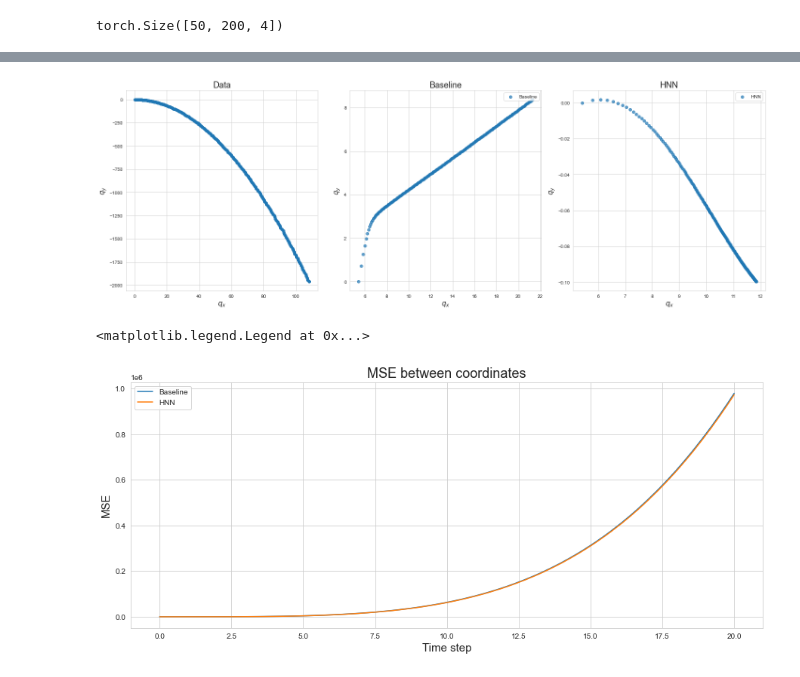
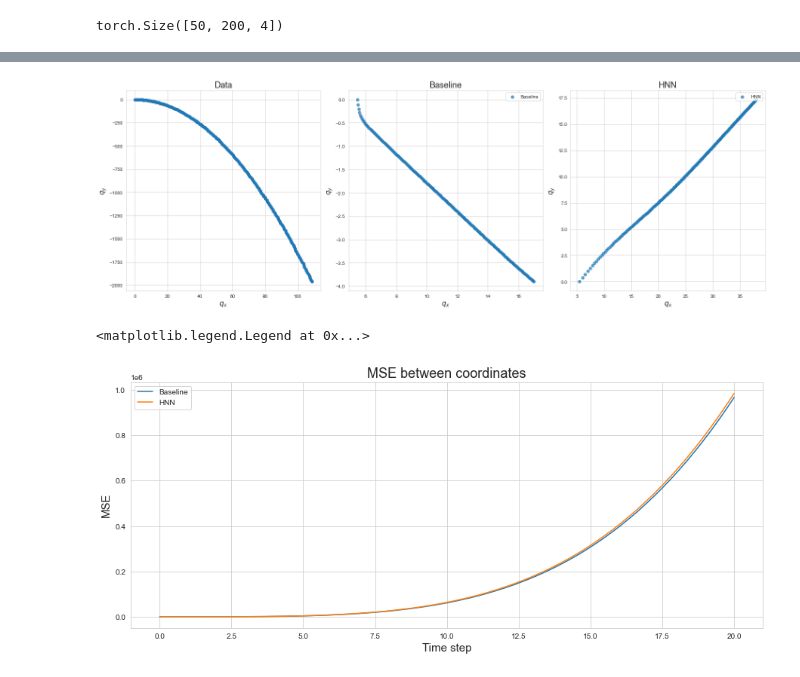
Before and after one commit to szmate00/elte_advanced_ml_lab, a Jupyter notebook: Project/horizontal_throw.ipynb, the cells around one changed output, grey strips where cells are left out. Cells and saved outputs as stored; diff of their text form; code cells hidden in the pictures.

```diff
--- a/Project/horizontal_throw.ipynb
+++ b/Project/horizontal_throw.ipynb
@@ -67,7 +67,7 @@ def horizontal_throw(energies, t_span, t_points):
 def diff_hnn(model, qp):
     qp = torch.autograd.Variable(qp, requires_grad=True).to(device)
     out = torch.autograd.grad(model(qp).sum(), qp, create_graph=True)[0].to(device)
-    M = torch.Tensor([[1, 0, 0, 0], [0, 1, 0, 0], [0, 0, -1, 0], [0, 0, 0, -1]]).to(device)
+    M = torch.Tensor([[0, 0, 0, -1], [0, 0, -1, 0], [0, 1, 0, 0], [1, 0, 0, 0]]).to(device)
 
     return model(qp).sum(), out @ M
 # %%
@@ -203,47 +203,46 @@ test_X = test_X.to("cpu").clone().detach().numpy()
 test_y = test_y.to("cpu").clone().detach().numpy()
 # %%
 t_eval = np.sort(np.linspace(0, 20, 200))
-trajectory_num = 0
 
-pred_hnn = solve_ivp(fun=hnn_func, t_span=[0, 20], y0=test_y[trajectory_num][0], t_eval=np.sort(t_eval))
-pred_baseline = solve_ivp(fun=baseline_func, t_span=[0, 20], y0=test_y[trajectory_num][0], t_eval=np.sort(t_eval))
+pred_hnn = solve_ivp(fun=hnn_func, t_span=[0, 20], y0=test_y[0][0], t_eval=np.sort(t_eval))
+pred_baseline = solve_ivp(fun=baseline_func, t_span=[0, 20], y0=test_y[0][0], t_eval=np.sort(t_eval))
 # %%
 plt.figure(figsize=(20,7))
 
 plt.subplot(131)
-plt.scatter(test_X[trajectory_num][:,0], test_X[trajectory_num][:,1])
+plt.scatter(test_X[0][:,0], test_X[0][:,1])
 plt.title('Data', size=18)
 plt.xlabel(r'$q_x$', size=15)
 plt.ylabel(r'$q_y$', size=15)
 
 plt.subplot(132)
-#plt.scatter(test_X[trajectory_num][:,0], test_X[trajectory_num][:,1], alpha=0.7, label='Ground truth')
+#plt.scatter(test_X[0][:,0], test_X[0][:,1], alpha=0.7, label='Ground truth')
 plt.scatter(pred_baseline['y'][0], pred_baseline['y'][1], alpha=0.7, label='Baseline')
 plt.title('Baseline', size=18)
 plt.xlabel(r'$q_x$', size=15)
 plt.ylabel(r'$q_y$', size=15)
 plt.legend(loc='upper right')
 
 plt.subplot(133)
-#plt.scatter(test_X[trajectory_num][:,0], test_X[trajectory_num][:,1], alpha=0.7, label='Ground truth')
+#plt.scatter(test_X[0][:,0], test_X[0][:,1], alpha=0.7, label='Ground truth')
 plt.scatter(pred_hnn['y'][0], pred_hnn['y'][1], alpha=0.7, label='HNN')
 plt.title('HNN', size=18)
 plt.xlabel(r'$q_x$', size=15)
 plt.ylabel(r'$q_y$', size=15)
 plt.legend(loc='upper right')
 
 plt.tight_layout()
 # %% [output]
-[figure, old version]
+[figure, new version]
 # %%
 plt.figure(figsize=(15,6))
 
-plt.plot(np.sort(t_eval), ((test_X[trajectory_num]-pred_baseline['y'].T)**2).mean(-1), label='Baseline')
-plt.plot(np.sort(t_eval), ((test_X[trajectory_num]-pred_hnn['y'].T)**2).mean(-1), label='HNN')
+plt.plot(np.sort(t_eval), ((test_X[0]-pred_baseline['y'].T)**2).mean(-1), label='Baseline')
+plt.plot(np.sort(t_eval), ((test_X[0]-pred_hnn['y'].T)**2).mean(-1), label='HNN')
 plt.xlabel('Time step', size=15)
 plt.ylabel('MSE', size=15)
 plt.title('MSE between coordinates', size=18)
 plt.legend()
 # %% [output]
 <matplotlib.legend.Legend at 0x...>
-[figure, old version]
+[figure, new version]
```
Also changed, not shown: parts of 4 cells of this notebook.
